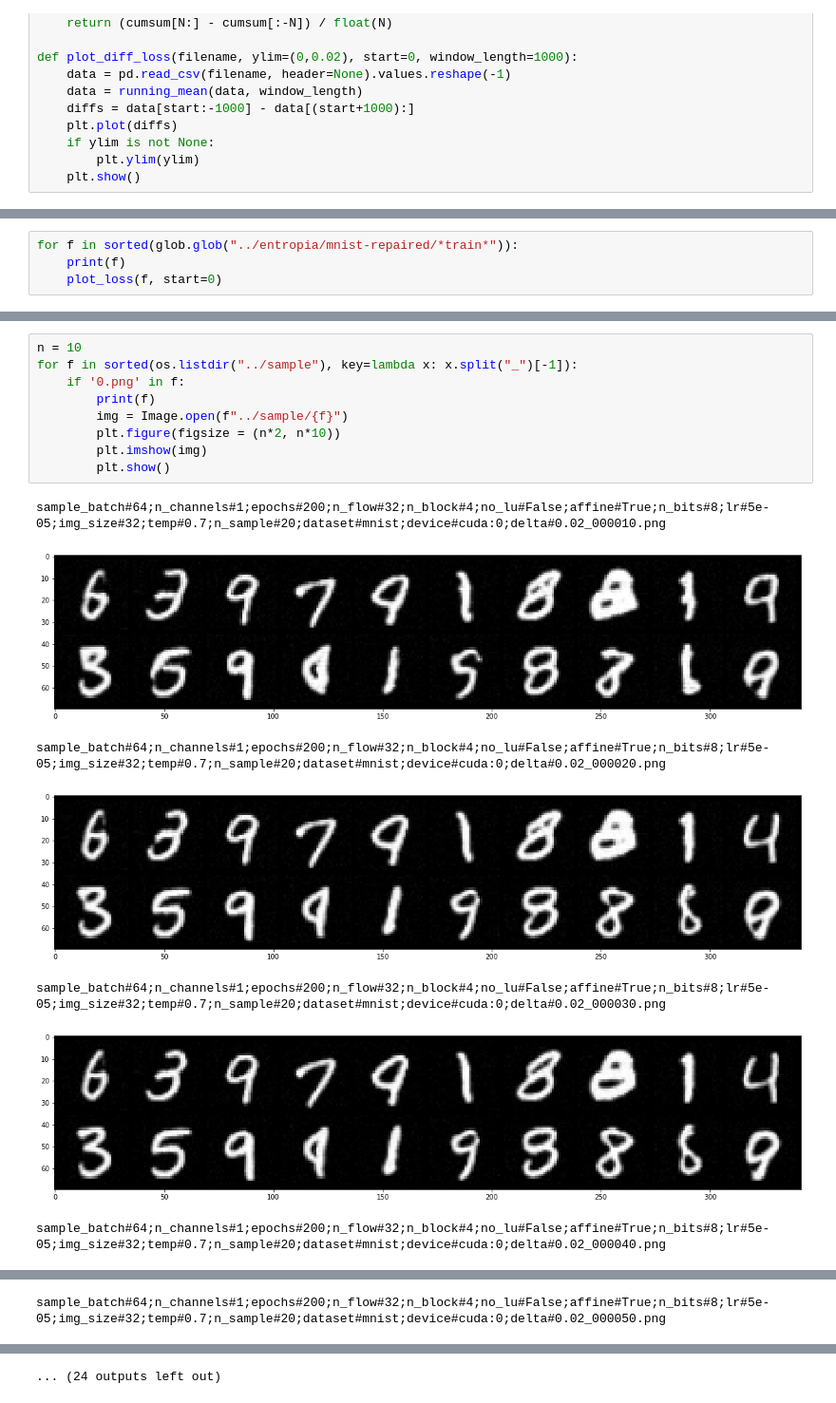
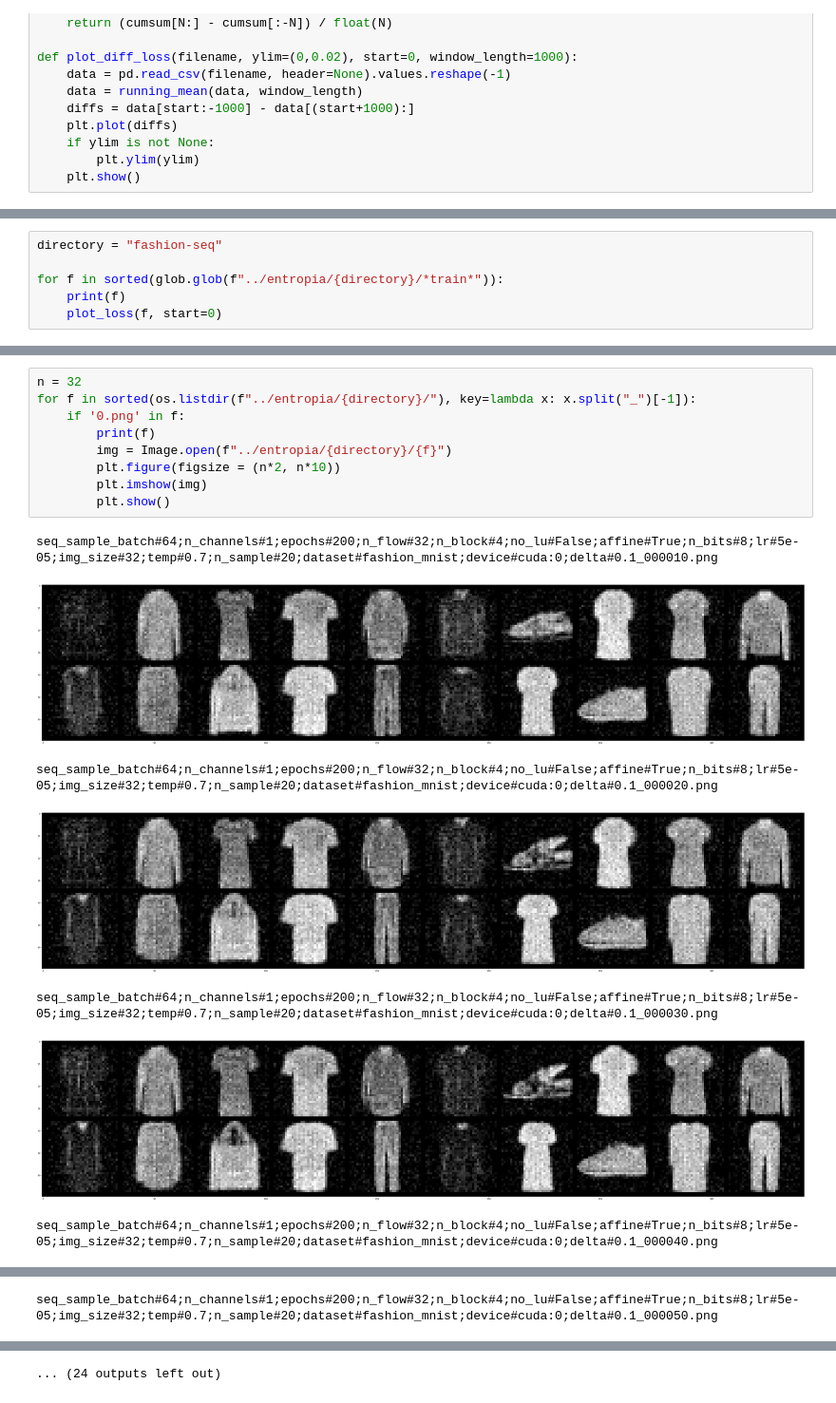
Before and after one commit to rosinality/glow-pytorch, a Jupyter notebook: notebooks/loss_plot.ipynb, the cells around one changed output, grey strips where cells are left out. Shown at 95% size. Cells and saved outputs as stored; diff of their text form.

```diff
--- a/notebooks/loss_plot.ipynb
+++ b/notebooks/loss_plot.ipynb
@@ -45,5 +43,7 @@ def plot_diff_loss(filename, ylim=(0,0.02), start=0, window_length=1000):
 # %%
-for f in sorted(glob.glob("../entropia/mnist-repaired/*train*")):
+directory = "fashion-seq"
+
+for f in sorted(glob.glob(f"../entropia/{directory}/*train*")):
     print(f)
     plot_loss(f, start=0)
 # %% [output]
@@ -63,17 +52,17 @@ for f in sorted(glob.glob("../entropia/mnist-repaired/*train*")):
 # %%
-n = 10
-for f in sorted(os.listdir("../sample"), key=lambda x: x.split("_")[-1]):
+n = 32
+for f in sorted(os.listdir(f"../entropia/{directory}/"), key=lambda x: x.split("_")[-1]):
     if '0.png' in f:
         print(f)
-        img = Image.open(f"../sample/{f}")
+        img = Image.open(f"../entropia/{directory}/{f}")
         plt.figure(figsize = (n*2, n*10))
         plt.imshow(img)
         plt.show()
 # %% [output]
-sample_batch#64;n_channels#1;epochs#200;n_flow#32;n_block#4;no_lu#False;affine#True;n_bits#8;lr#5e-05;img_size#32;temp#0.7;n_sample#20;dataset#mnist;device#cuda:0;delta#0.02_000010.png
+seq_sample_batch#64;n_channels#1;epochs#200;n_flow#32;n_block#4;no_lu#False;affine#True;n_bits#8;lr#5e-05;img_size#32;temp#0.7;n_sample#20;dataset#fashion_mnist;device#cuda:0;delta#0.1_000010.png
-[figure, old version]
+[figure, new version]
-sample_batch#64;n_channels#1;epochs#200;n_flow#32;n_block#4;no_lu#False;affine#True;n_bits#8;lr#5e-05;img_size#32;temp#0.7;n_sample#20;dataset#mnist;device#cuda:0;delta#0.02_000020.png
+seq_sample_batch#64;n_channels#1;epochs#200;n_flow#32;n_block#4;no_lu#False;affine#True;n_bits#8;lr#5e-05;img_size#32;temp#0.7;n_sample#20;dataset#fashion_mnist;device#cuda:0;delta#0.1_000020.png
-[figure, old version]
+[figure, new version]
-sample_batch#64;n_channels#1;epochs#200;n_flow#32;n_block#4;no_lu#False;affine#True;n_bits#8;lr#5e-05;img_size#32;temp#0.7;n_sample#20;dataset#mnist;device#cuda:0;delta#0.02_000030.png
+seq_sample_batch#64;n_channels#1;epochs#200;n_flow#32;n_block#4;no_lu#False;affine#True;n_bits#8;lr#5e-05;img_size#32;temp#0.7;n_sample#20;dataset#fashion_mnist;device#cuda:0;delta#0.1_000030.png
-[figure, old version]
+[figure, new version]
-sample_batch#64;n_channels#1;epochs#200;n_flow#32;n_block#4;no_lu#False;affine#True;n_bits#8;lr#5e-05;img_size#32;temp#0.7;n_sample#20;dataset#mnist;device#cuda:0;delta#0.02_000040.png
+seq_sample_batch#64;n_channels#1;epochs#200;n_flow#32;n_block#4;no_lu#False;affine#True;n_bits#8;lr#5e-05;img_size#32;temp#0.7;n_sample#20;dataset#fashion_mnist;device#cuda:0;delta#0.1_000040.png
@@ -81 +70 @@ sample_batch#64;n_channels#1;epochs#200;n_flow#32;n_block#4;no_lu#False;affine#T
-sample_batch#64;n_channels#1;epochs#200;n_flow#32;n_block#4;no_lu#False;affine#True;n_bits#8;lr#5e-05;img_size#32;temp#0.7;n_sample#20;dataset#mnist;device#cuda:0;delta#0.02_000050.png
+seq_sample_batch#64;n_channels#1;epochs#200;n_flow#32;n_block#4;no_lu#False;affine#True;n_bits#8;lr#5e-05;img_size#32;temp#0.7;n_sample#20;dataset#fashion_mnist;device#cuda:0;delta#0.1_000050.png
```
Also changed, not shown: parts of 15 cells of this notebook, 2 other files.
